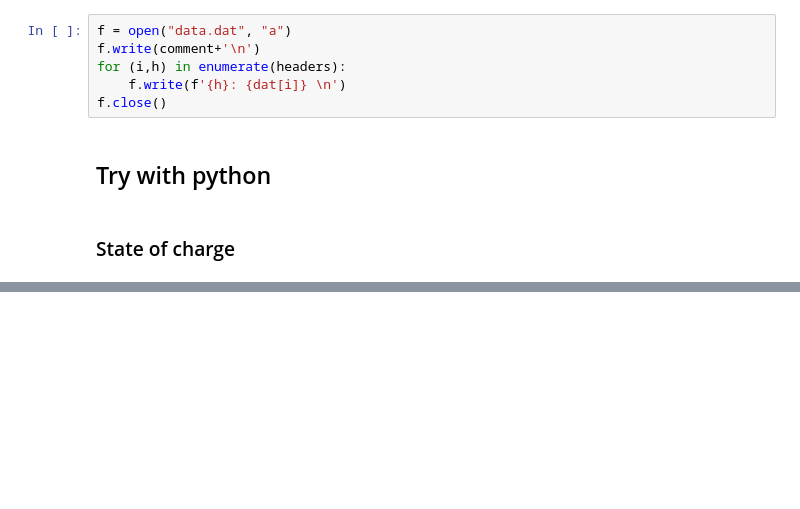
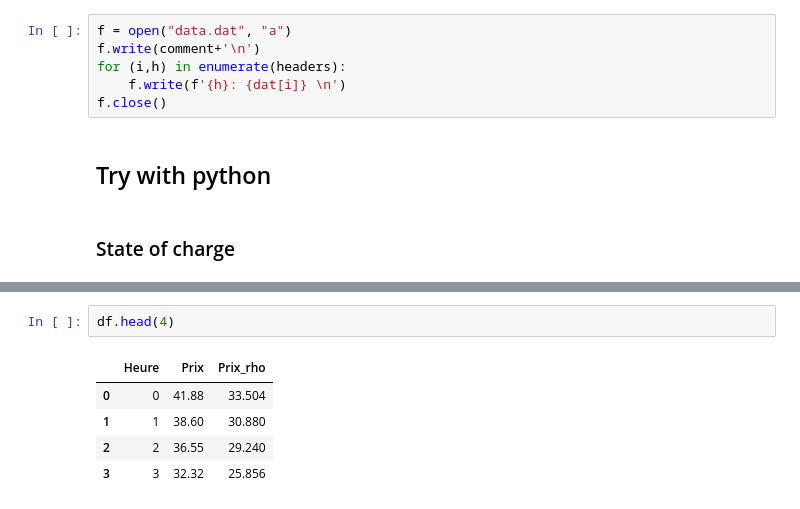
Before and after one commit to keyserwood/TEECO, a Jupyter notebook: optim_p2/1.0-er-create_dat_file.ipynb, the cells around one changed output, grey strips where cells are left out. Cells and saved outputs as stored; diff of their text form; blank space fills up the shorter version.

```diff
--- a/optim_p2/1.0-er-create_dat_file.ipynb
+++ b/optim_p2/1.0-er-create_dat_file.ipynb
@@ -47,0 +85,8 @@ edc  = [0]*len(prix)
+# %%
+df.head(4)
+# %% [output]
+|  | Heure | Prix | Prix_rho |
+| 0 | 0 | 41.88 | 33.504 |
+| 1 | 1 | 38.60 | 30.880 |
+| 2 | 2 | 36.55 | 29.240 |
+| 3 | 3 | 32.32 | 25.856 |
```
Also changed, not shown: parts of 42 cells of this notebook, 1 other file.
